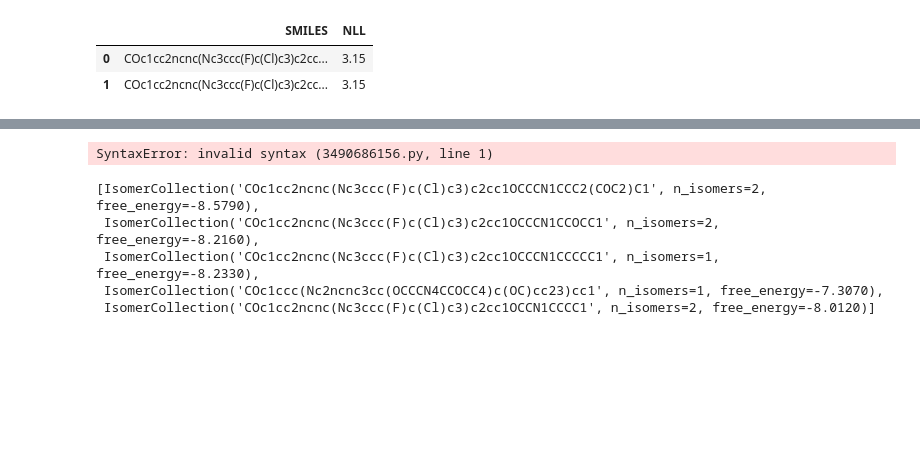
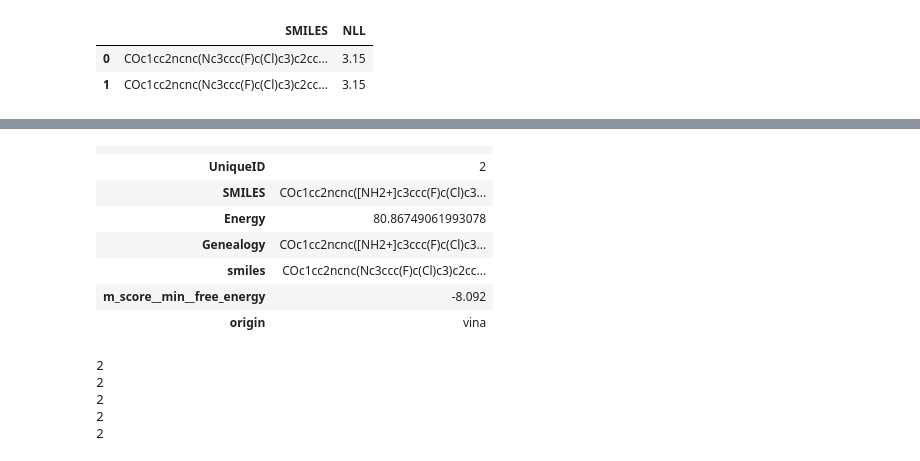
Before and after one commit to cbi-society/cheminfo_tutorial_20241028, a Jupyter notebook: notebook/07_Build_SBDD_WF.ipynb, the cells around one changed output, grey strips where cells are left out. Saved outputs shown, nothing was run; the diff lists cells and outputs as text; code cells hidden in the pictures; blank space fills up the shorter version.

```diff
--- a/notebook/07_Build_SBDD_WF.ipynb
+++ b/notebook/07_Build_SBDD_WF.ipynb
@@ -9,7 +9,7 @@ from maize.steps.mai.molecule import Gypsum
 from maize.utilities.chem import IsomerCollection
 import os, sys
 os.environ['XDG_CONFIG_HOME'] = '/home/iwatobipen/dev/CBI/cheminfo_tutorial_20241028/data/'
-flow = Workflow(name='dock', level='info', cleanup_temp=False)
+flow = Workflow(name='dock', level='info', cleanup_temp=True)
 # %%
 flow.config.update(Path("../data/maize.toml"))
 
@@ -124,12 +102,20 @@ for idx, m in enumerate(res):
-# %%
-res[0].molecules[0].
-# %% [output]
-SyntaxError: invalid syntax (3490686156.py, line 1)
-# %%
-res
-# %% [output]
-[IsomerCollection('COc1cc2ncnc(Nc3ccc(F)c(Cl)c3)c2cc1OCCCN1CCC2(COC2)C1', n_isomers=2, free_energy=-8.5790),
- IsomerCollection('COc1cc2ncnc(Nc3ccc(F)c(Cl)c3)c2cc1OCCCN1CCOCC1', n_isomers=2, free_energy=-8.2160),
- IsomerCollection('COc1cc2ncnc(Nc3ccc(F)c(Cl)c3)c2cc1OCCCN1CCCCC1', n_isomers=1, free_energy=-8.2330),
- IsomerCollection('COc1ccc(Nc2ncnc3cc(OCCCN4CCOCC4)c(OC)cc23)cc1', n_isomers=1, free_energy=-7.3070),
- IsomerCollection('COc1cc2ncnc(Nc3ccc(F)c(Cl)c3)c2cc1OCCN1CCCC1', n_isomers=2, free_energy=-8.0120)]
+# %%
+res[0].molecules[1]
+# %% [output]
+|  |  |
+| UniqueID | 2 |
+| SMILES | COc1cc2ncnc([NH2+]c3ccc(F)c(Cl)c3... |
+| Energy | 80.86749061993078 |
+| Genealogy | COc1cc2ncnc([NH2+]c3ccc(F)c(Cl)c3... |
+| smiles | COc1cc2ncnc(Nc3ccc(F)c(Cl)c3)c2cc... |
+| m_score__min__free_energy | -8.092 |
+| origin | vina |
+# %%
+for m in res:
+    print(len(m.molecules))
+# %% [output]
+2
+2
+2
+2
+2
```
Also changed, not shown: parts of 6 cells of this notebook.
